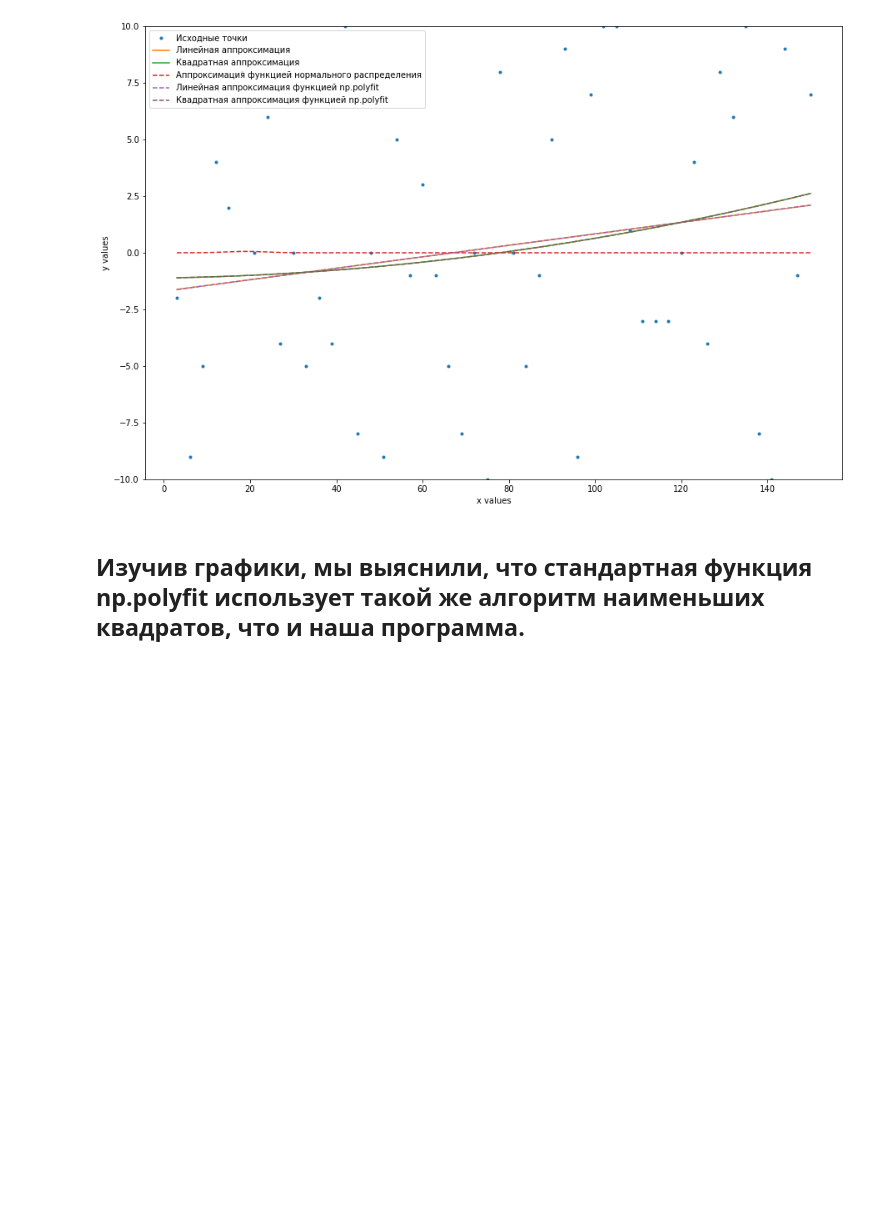
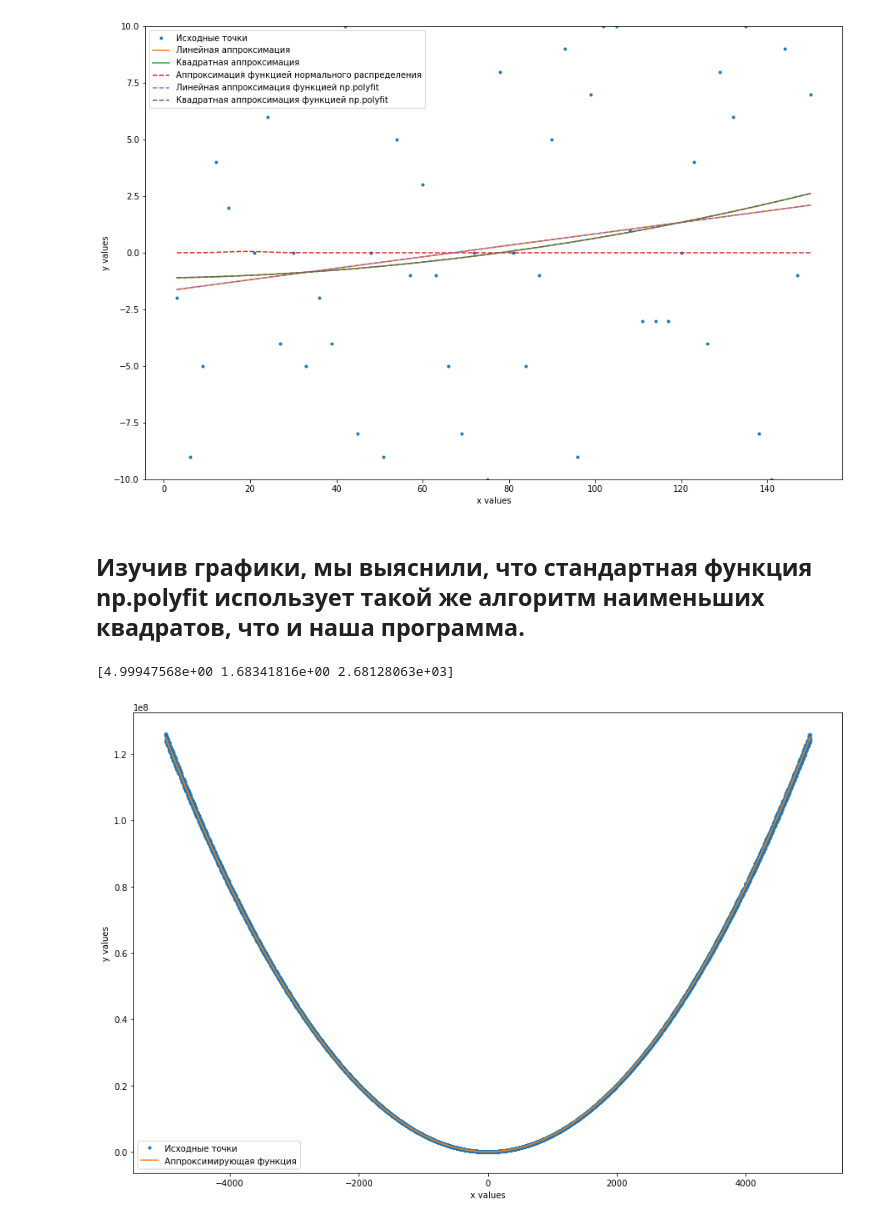
Before and after one commit to lokom19/Numeric-methods-Task-4, a Jupyter notebook: Задача 4.ipynb, the cells around one changed output. Drawn from its saved outputs; the diff is of its cells as text; code cells hidden in the pictures; blank space fills up the shorter version.

Commit message:
Задание 2 Пункт 2

```diff
--- a/Задача 4.ipynb
+++ b/Задача 4.ipynb
@@ -374,3 +374,58 @@ plt.show()
 [figure]
 # %% [markdown]
 ## Изучив графики, мы выяснили, что стандартная функция np.polyfit использует такой же алгоритм наименьших квадратов, что и наша программа.
+# %%
+#Задание 2 пункт 2
+from random import uniform
+import numpy as np
+import copy
+import matplotlib.pyplot as plt
+a = 5
+b = 3
+c = 2
+x_list = np.linspace(-4999, 5000, num = 10000)
+y_list1 = []
+y_list = []
+
+for i in range(len(x_list)):
+    y_list1.append(a*x_list[i]*x_list[i] + b*x_list[i] + c)
+    y_list.append(y_list1[i]*uniform(0.99,1.01))
+# %%
+#Аппроксимация квадратичной функцией выборки из задания 2 пункта 2 и её график
+summ_kv = 0
+n = 10000
+for i in range(len(x_list)):
+    summ_kv+= x_list[i]**2
+summ_cube = 0
+for i in range(len(x_list)):
+    summ_cube+= x_list[i]**3
+summ_four = 0
+for i in range(len(x_list)):
+    summ_four+= x_list[i]**4
+summ_xy = 0
+for i in range(len(x_list)):
+    summ_xy += x_list[i]*y_list[i]
+summ_xkvy = 0
+for i in range(len(x_list)):
+    summ_xkvy += (x_list[i]**2)*y_list[i]
+
+A = [[summ_kv, sum(x_list), n, sum(y_list)], [summ_cube, summ_kv, sum(x_list), summ_xy], [summ_four, summ_cube, summ_kv, summ_xkvy]]
+x_koef = jdmethod_fast(A).transpose()[0]
+print(x_koef)
+
+func = np.poly1d(x_koef)
+y_list_new = func(x_list)
+
+fig, ax = plt.subplots()
+ax.plot(x_list, y_list, '.', label = 'Исходные точки')
+ax.plot(x_list, y_list_new, '-', label = 'Аппроксимирующая функция')
+
+fig.set_size_inches(15, 10)
+
+plt.legend()
+plt.ylabel('y values')
+plt.xlabel('x values')
+plt.show()
+# %% [output]
+[4.99947568e+00 1.68341816e+00 2.68128063e+03]
+[figure, added]
```
Also changed, not shown: parts of 1 cell of this notebook.
